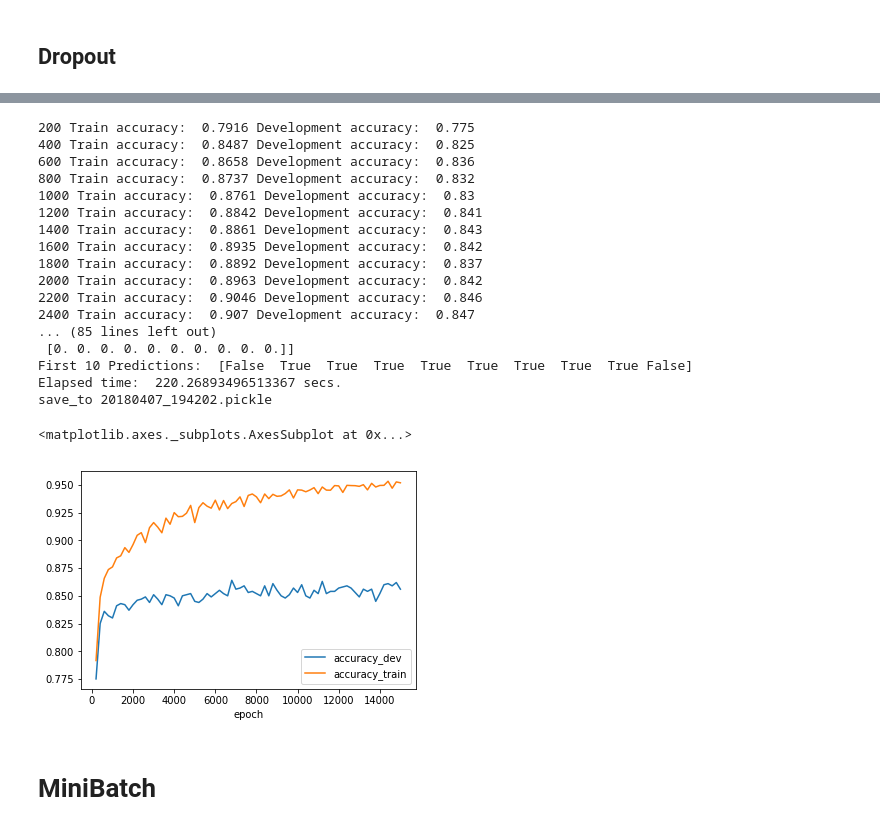
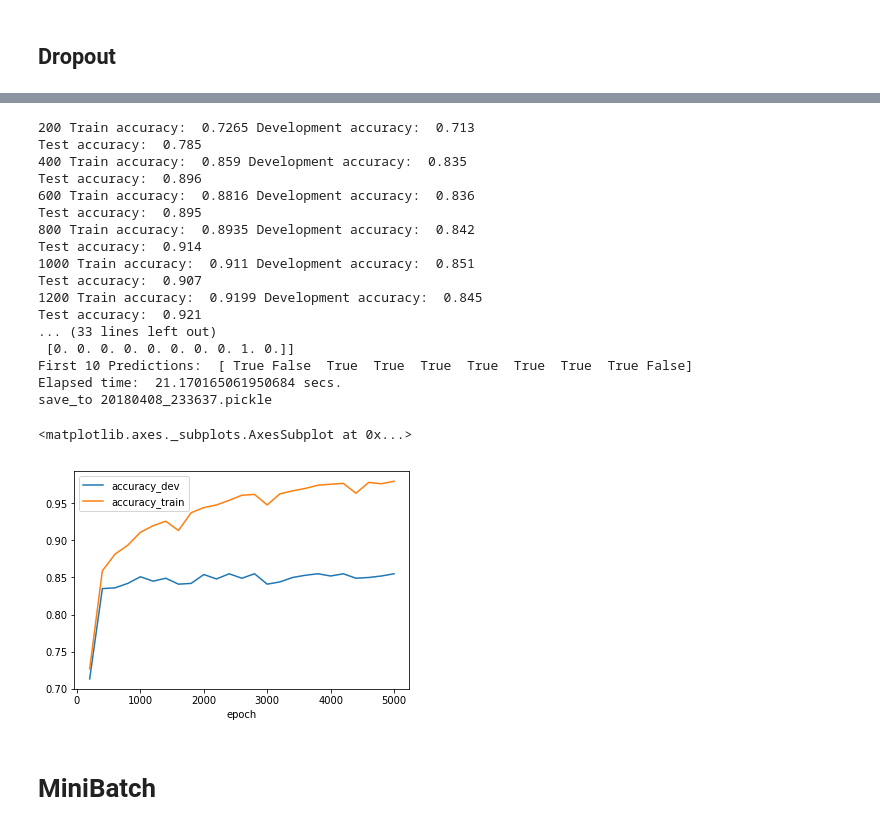
Before and after one commit to gioruffa/DeepLearning_notMNISTStudyCase, a Jupyter notebook: fiststeps.ipynb, the cells around one changed output, grey strips where cells are left out. Cells and saved outputs as stored; diff of their text form; code cells hidden in the pictures.

```diff
--- a/fiststeps.ipynb
+++ b/fiststeps.ipynb
@@ -683,5 +781,5 @@ arch_150_100_50_results.plot()
 # %%
-#batch_size = 400
+# batch_size = 400
 
 with tf.name_scope("io"):
     X = tf.placeholder(dtype=tf.float32, shape=(None,n_inputs), name="X")
@@ -689,10 +787,11 @@ with tf.name_scope("io"):
 
 
 training= tf.placeholder_with_default(False, shape=(), name='training')
-dropout_rate = 0.5
+dropout_rate = 0.3
 X_drop = tf.layers.dropout(X, dropout_rate, training=training)
 
 
+#regularizer = tf.contrib.layers.l2_regularizer(scale=0.0001)
 
 with tf.name_scope("dnn"):
     acti_fun = tf.nn.relu
@@ -712,6 +811,13 @@ with tf.name_scope("loss"):
     cross_entropy = tf.nn.softmax_cross_entropy_with_logits(labels=t, logits=net_out)
     mean_log_loss = tf.reduce_mean(cross_entropy, name="mean_loss")
 
+
+# with tf.name_scope("loss"):
+#     cross_entropy = tf.nn.softmax_cross_entropy_with_logits(labels=t, logits=net_out)
+#     mean_log_loss_1 = tf.reduce_mean(cross_entropy, name="mean_loss_1")
+#     reg_losses = tf.get_collection(tf.GraphKeys.REGULARIZATION_LOSSES)
+#     mean_log_loss = tf.add_n([mean_log_loss_1] + reg_losses, name="loss")
+
 #accuracy
 correct_predictions = tf.equal(tf.argmax(y, 1), tf.argmax(t, 1))
 accuracy = tf.reduce_mean(tf.cast(correct_predictions,tf.float32))
@@ -722,7 +828,7 @@ optimizer = tf.train.MomentumOptimizer(learning_rate=0.1, momentum=0.9)
 train_step = optimizer.minimize(mean_log_loss, global_step=global_step)
 
 def run(n_epochs, save_to=None, initialize = True ):
-    if save_to is not None:
+    if save_to is None:
         save_to = datetime.datetime.now().strftime("%Y%m%d_%H%M%S")+".pickle"
     if initialize :
         init = tf.global_variables_initializer()
@@ -741,8 +847,9 @@ def run(n_epochs, save_to=None, initialize = True ):
                   "Development accuracy: ", accuracy_dev)
             various_metrics.append({"epoch":(epoch+1)*epochs_to_display, "accuracy_train": accuracy_train, "accuracy_dev" :accuracy_dev})
 
-        accuracy_test = accuracy.eval(feed_dict={X: x_test, t: y_test})
-        print ("Test accuracy: ", accuracy_test)
+            if ((epoch+1)*epochs_to_display) % 5000 == 0:
+                accuracy_test = accuracy.eval(feed_dict={X: x_test, t: y_test})
+                print ("Test accuracy: ", accuracy_test)
         print ("Target values:\n", y_test[0:10], "\nComputed values:\n",
                rounded_y.eval(feed_dict={X: x_test[0:10]})) #rounded_y.eval(feed_dict={X: x_test[0:10]}))
         print ("First 10 Predictions: ",
@@ -763,28 +862,28 @@ See tf.nn.softmax_cross_entropy_with_logits_v2.
 # %%
-dropout_05_results, _ = run(15000,save_to="dropout_05_minibatch40_results.pickle")
+dropout_05_results, _ = run(2400)
 # %% [output]
-200 Train accuracy:  0.7916 Development accuracy:  0.775
-400 Train accuracy:  0.8487 Development accuracy:  0.825
-600 Train accuracy:  0.8658 Development accuracy:  0.836
-800 Train accuracy:  0.8737 Development accuracy:  0.832
-1000 Train accuracy:  0.8761 Development accuracy:  0.83
-1200 Train accuracy:  0.8842 Development accuracy:  0.841
-1400 Train accuracy:  0.8861 Development accuracy:  0.843
-1600 Train accuracy:  0.8935 Development accuracy:  0.842
-1800 Train accuracy:  0.8892 Development accuracy:  0.837
-2000 Train accuracy:  0.8963 Development accuracy:  0.842
-2200 Train accuracy:  0.9046 Development accuracy:  0.846
-2400 Train accuracy:  0.907 Development accuracy:  0.847
-... (85 lines left out)
- [0. 0. 0. 0. 0. 0. 0. 0. 0. 0.]]
-First 10 Predictions:  [False  True  True  True  True  True  True  True  True False]
-Elapsed time:  220.26893496513367 secs.
-save_to 20180407_194202.pickle
+200 Train accuracy:  0.7265 Development accuracy:  0.713
+Test accuracy:  0.785
+400 Train accuracy:  0.859 Development accuracy:  0.835
+Test accuracy:  0.896
+600 Train accuracy:  0.8816 Development accuracy:  0.836
+Test accuracy:  0.895
+800 Train accuracy:  0.8935 Development accuracy:  0.842
+Test accuracy:  0.914
+1000 Train accuracy:  0.911 Development accuracy:  0.851
+Test accuracy:  0.907
+1200 Train accuracy:  0.9199 Development accuracy:  0.845
+Test accuracy:  0.921
+... (33 lines left out)
+ [0. 0. 0. 0. 0. 0. 0. 0. 1. 0.]]
+First 10 Predictions:  [ True False  True  True  True  True  True  True  True False]
+Elapsed time:  21.170165061950684 secs.
+save_to 20180408_233637.pickle
 # %%
-dropout_05_results.iloc[:].plot()
+dropout_05_results.iloc[:25].plot()
 # %% [output]
 <matplotlib.axes._subplots.AxesSubplot at 0x...>
-[figure, old version]
+[figure, new version]
 # %% [markdown]
 # MiniBatch
 # %%
```
Also changed, not shown: parts of 7 cells of this notebook.
